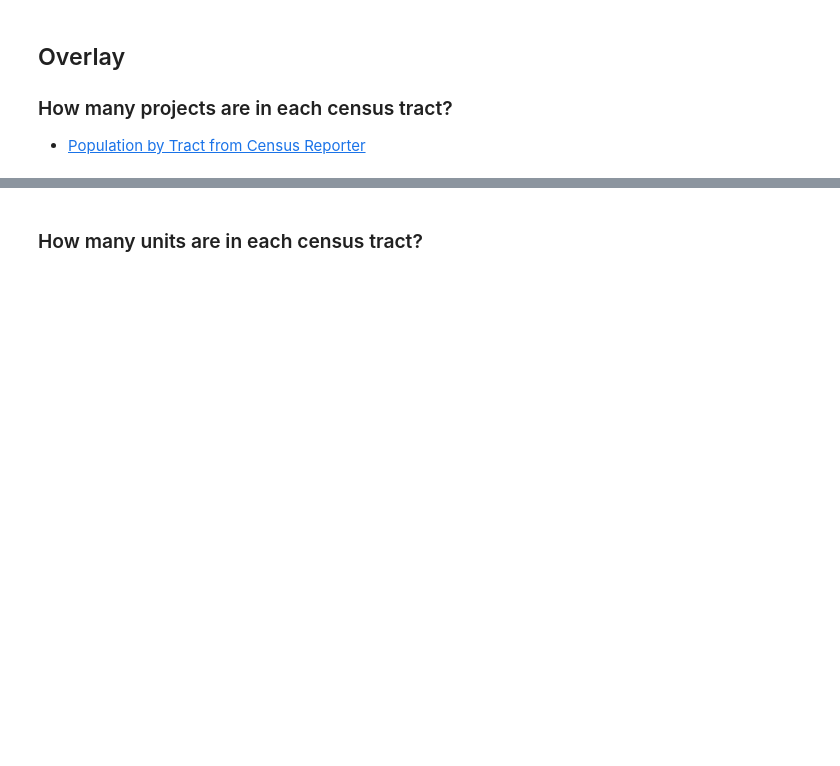
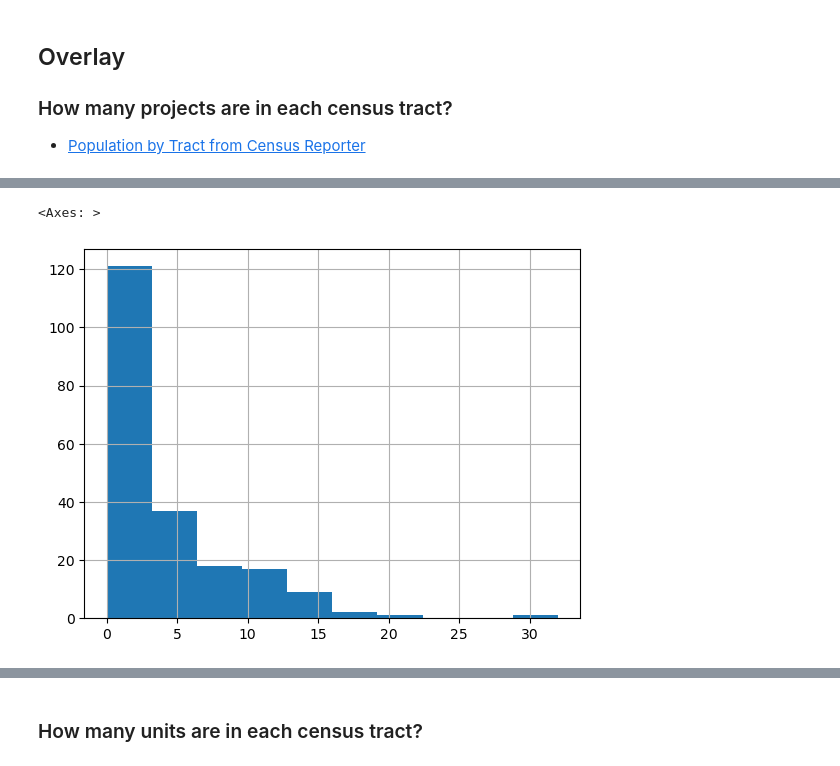
Before and after one commit to stg12793/ursp688y_sp2025, a Jupyter notebook: demos/demo07/demo07_live.ipynb, the cells around one changed output, grey strips where cells are left out. Drawn from its saved outputs; the diff is of its cells as text; code cells hidden in the pictures; blank space fills up the shorter version.

```diff
--- a/demos/demo07/demo07_live.ipynb
+++ b/demos/demo07/demo07_live.ipynb
@@ -161,8 +261,12 @@ project_counts
 # %%
 # Join counts onto tracts
-tracts_with_counts_gdf = tracts_gdf.merge(project_counts, left_on='geoid', right_index=True)
+# tracts_with_counts_gdf = tracts_gdf.merge(project_counts, left_on='geoid', right_index=True)
+tracts_with_counts_gdf = pd.merge(tracts_gdf, project_counts, left_on='geoid', right_index=True)
 # %%
-tracts_with_counts_gdf.head()
+tracts_with_counts_gdf.index_right.hist()
+# %% [output]
+<Axes: >
+[figure, added]
 # %%
 # Cleanup columns
 columns = {
```
Also changed, not shown: parts of 33 cells of this notebook.
